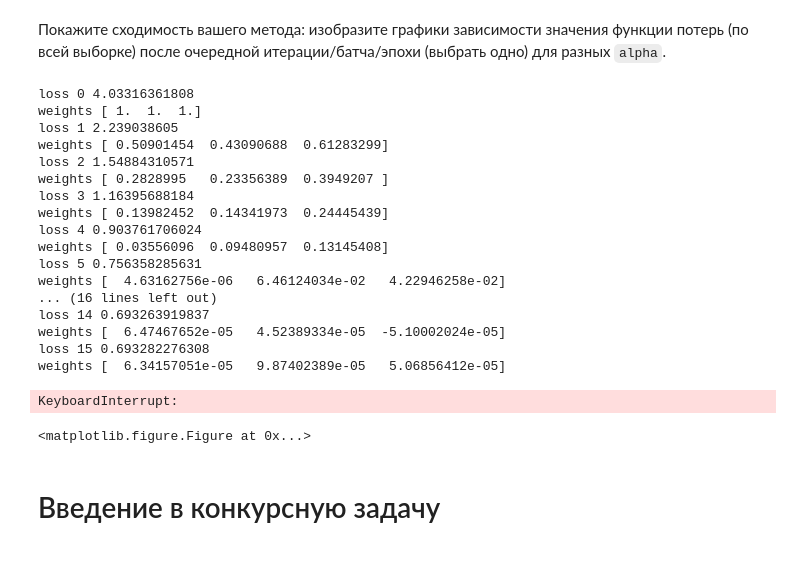
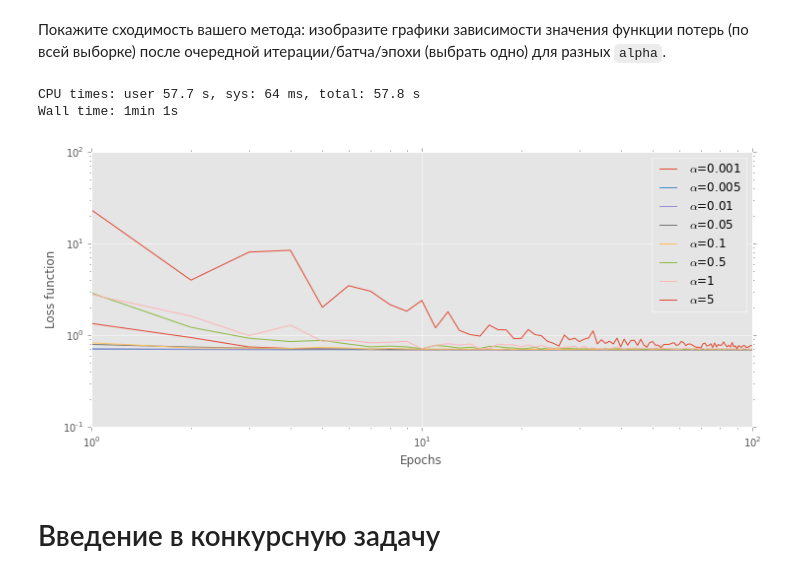
Before and after one commit to aitap/sphere-dm1-homework, a Jupyter notebook: hw4-lin-model/krylov.ipynb, the cells around one changed output. Saved outputs shown, nothing was run; the diff lists cells and outputs as text; code cells hidden in the pictures.

```diff
--- a/hw4-lin-model/krylov.ipynb
+++ b/hw4-lin-model/krylov.ipynb
@@ -217,31 +189,21 @@ plt.scatter(X[:,0],X[:,1],c=model.predict(X))
 # %% [markdown]
 Покажите сходимость вашего метода: изобразите графики зависимости значения функции потерь (по всей выборке) после очередной итерации/батча/эпохи (выбрать одно) для разных `alpha`.
 # %%
-## Your Code Here
+%%time
+EPOCHS=100
 plt.figure()
-for alpha in [.001, .005, .01, .05, .1, .5, 1]:
-    plt.plot(range(1,21),MySGDClassifier(alpha=alpha,max_epoch=20).fit(X,y).L,label="alpha=%g"%alpha)
-plt.legend(loc="optimal")
+for alpha in [.001, .005, .01, .05, .1, .5, 1., 5.]:
+    np.random.seed(42)
+    plt.plot(range(1,EPOCHS+1),MySGDClassifier(alpha=alpha,max_epoch=EPOCHS).fit(X,y).L,label='$\\alpha$=%g'%alpha)
+plt.legend(loc="best")
+plt.xlabel("Epochs")
+plt.ylabel("Loss function")
+plt.xscale("log")
+plt.yscale("log")
 # %% [output]
-loss 0 4.03316361808
-weights [ 1.  1.  1.]
-loss 1 2.239038605
-weights [ 0.50901454  0.43090688  0.61283299]
-loss 2 1.54884310571
-weights [ 0.2828995   0.23356389  0.3949207 ]
-loss 3 1.16395688184
-weights [ 0.13982452  0.14341973  0.24445439]
-loss 4 0.903761706024
-weights [ 0.03556096  0.09480957  0.13145408]
-loss 5 0.756358285631
-weights [  4.63162756e-06   6.46124034e-02   4.22946258e-02]
-... (16 lines left out)
-loss 14 0.693263919837
-weights [  6.47467652e-05   4.52389334e-05  -5.10002024e-05]
-loss 15 0.693282276308
-weights [  6.34157051e-05   9.87402389e-05   5.06856412e-05]
+CPU times: user 57.7 s, sys: 64 ms, total: 57.8 s
+Wall time: 1min 1s
-KeyboardInterrupt:
-<matplotlib.figure.Figure at 0x...>
+[figure, added]
 # %% [markdown]
 # Введение в конкурсную задачу
 # %% [markdown]
```
Also changed, not shown: parts of 3 cells of this notebook.
